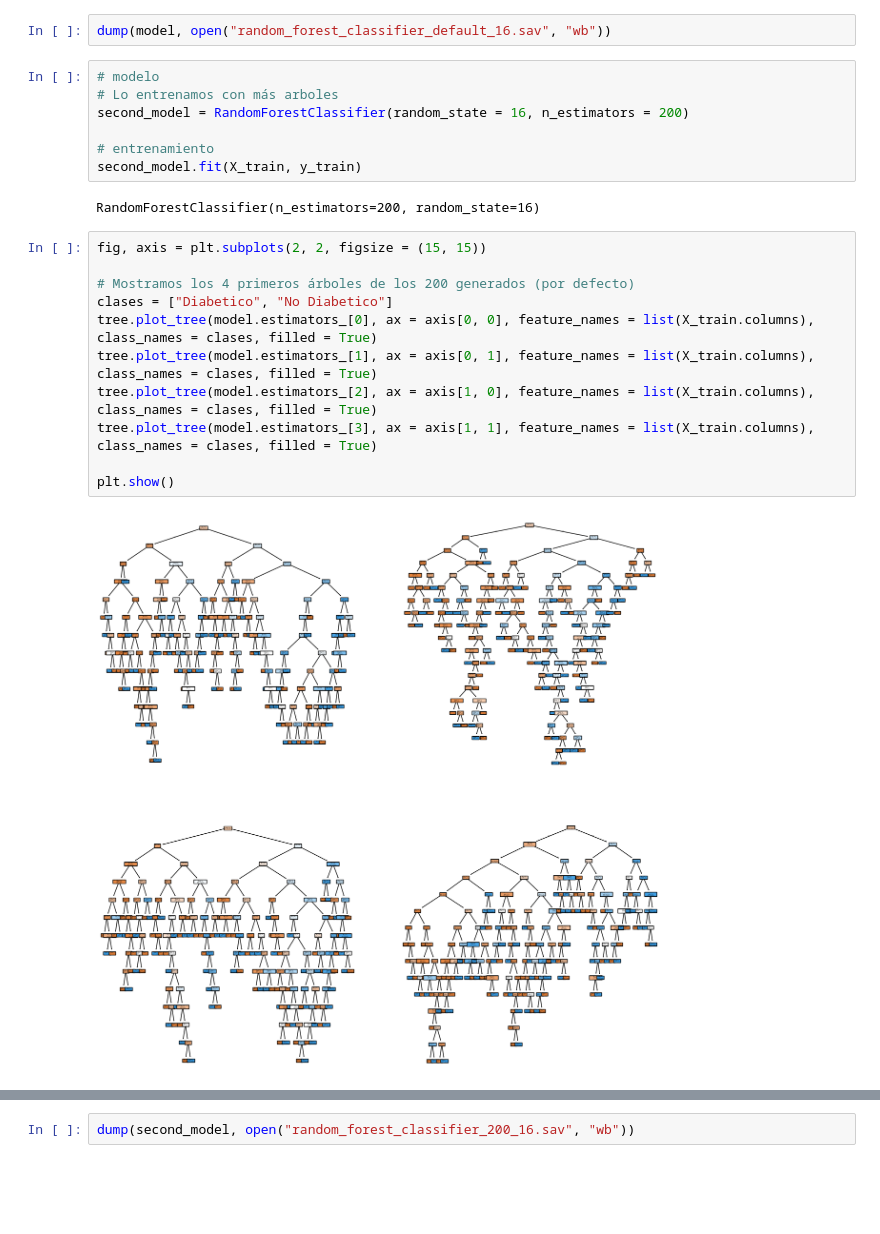
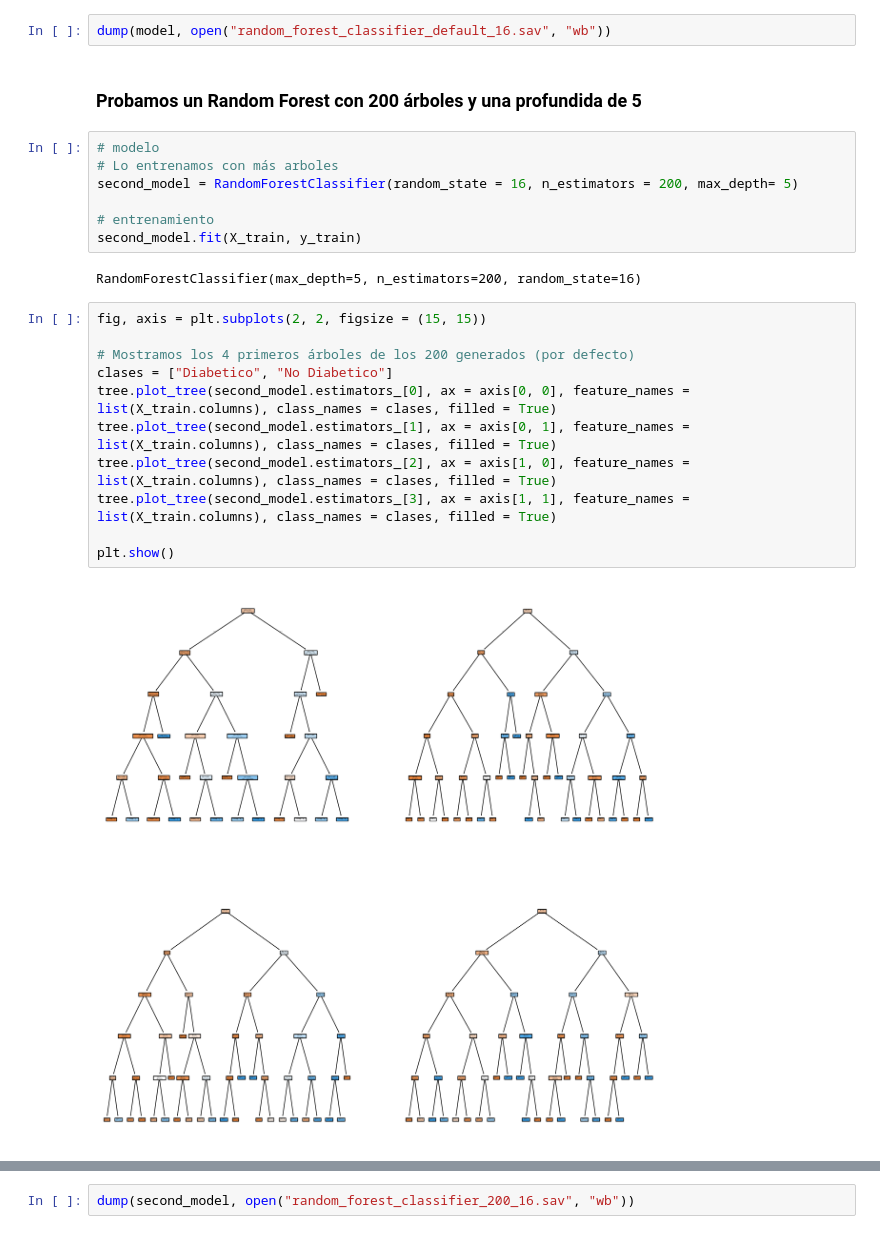
Before and after one commit to 4GeeksAcademy/RANDOM_FOREST_ALGO_JesusCasatnedam, a Jupyter notebook: src/explore.ipynb, the cells around one changed output, grey strips where cells are left out. Saved outputs shown, nothing was run; the diff lists cells and outputs as text; blank space fills up the shorter version.

```diff
--- a/src/explore.ipynb
+++ b/src/explore.ipynb
@@ -178,28 +180,30 @@ No Diabetico       0.54      0.70      0.61        40
 weighted avg       0.78      0.76      0.77       148
 # %%
 dump(model, open("random_forest_classifier_default_16.sav", "wb"))
+# %% [markdown]
+### Probamos un Random Forest con 200 árboles y una profundida de 5
 # %%
 # modelo
 # Lo entrenamos con más arboles
-second_model = RandomForestClassifier(random_state = 16, n_estimators = 200)
+second_model = RandomForestClassifier(random_state = 16, n_estimators = 200, max_depth= 5)
 
 # entrenamiento
 second_model.fit(X_train, y_train)
 # %% [output]
-RandomForestClassifier(n_estimators=200, random_state=16)
+RandomForestClassifier(max_depth=5, n_estimators=200, random_state=16)
 # %%
 fig, axis = plt.subplots(2, 2, figsize = (15, 15))
 
 # Mostramos los 4 primeros árboles de los 200 generados (por defecto)
 clases = ["Diabetico", "No Diabetico"]
-tree.plot_tree(model.estimators_[0], ax = axis[0, 0], feature_names = list(X_train.columns), class_names = clases, filled = True)
-tree.plot_tree(model.estimators_[1], ax = axis[0, 1], feature_names = list(X_train.columns), class_names = clases, filled = True)
-tree.plot_tree(model.estimators_[2], ax = axis[1, 0], feature_names = list(X_train.columns), class_names = clases, filled = True)
-tree.plot_tree(model.estimators_[3], ax = axis[1, 1], feature_names = list(X_train.columns), class_names = clases, filled = True)
+tree.plot_tree(second_model.estimators_[0], ax = axis[0, 0], feature_names = list(X_train.columns), class_names = clases, filled = True)
+tree.plot_tree(second_model.estimators_[1], ax = axis[0, 1], feature_names = list(X_train.columns), class_names = clases, filled = True)
+tree.plot_tree(second_model.estimators_[2], ax = axis[1, 0], feature_names = list(X_train.columns), class_names = clases, filled = True)
+tree.plot_tree(second_model.estimators_[3], ax = axis[1, 1], feature_names = list(X_train.columns), class_names = clases, filled = True)
 
 plt.show()
 # %% [output]
-[figure, old version]
+[figure, new version]
 # %%
 # predicción
 y_pred_test_2 = second_model.predict(X_test)
```
Also changed, not shown: parts of 14 cells of this notebook.
